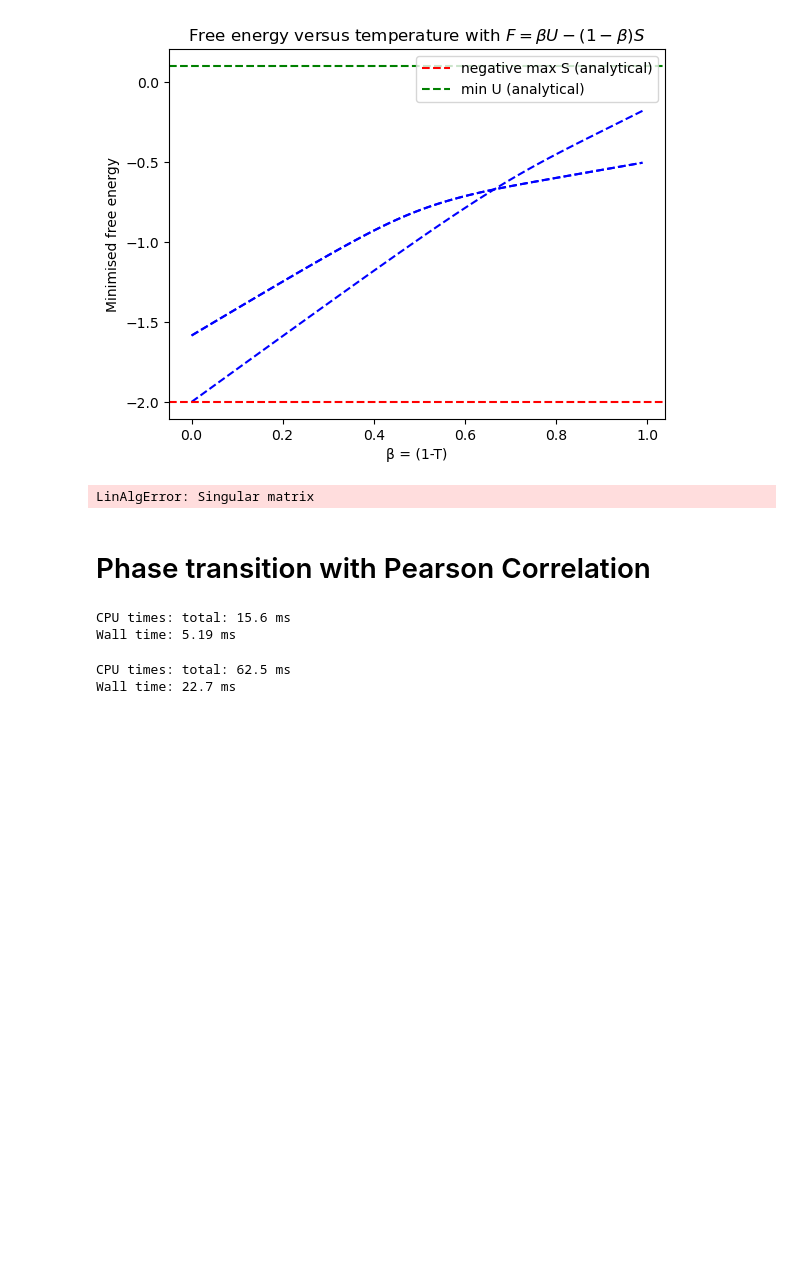
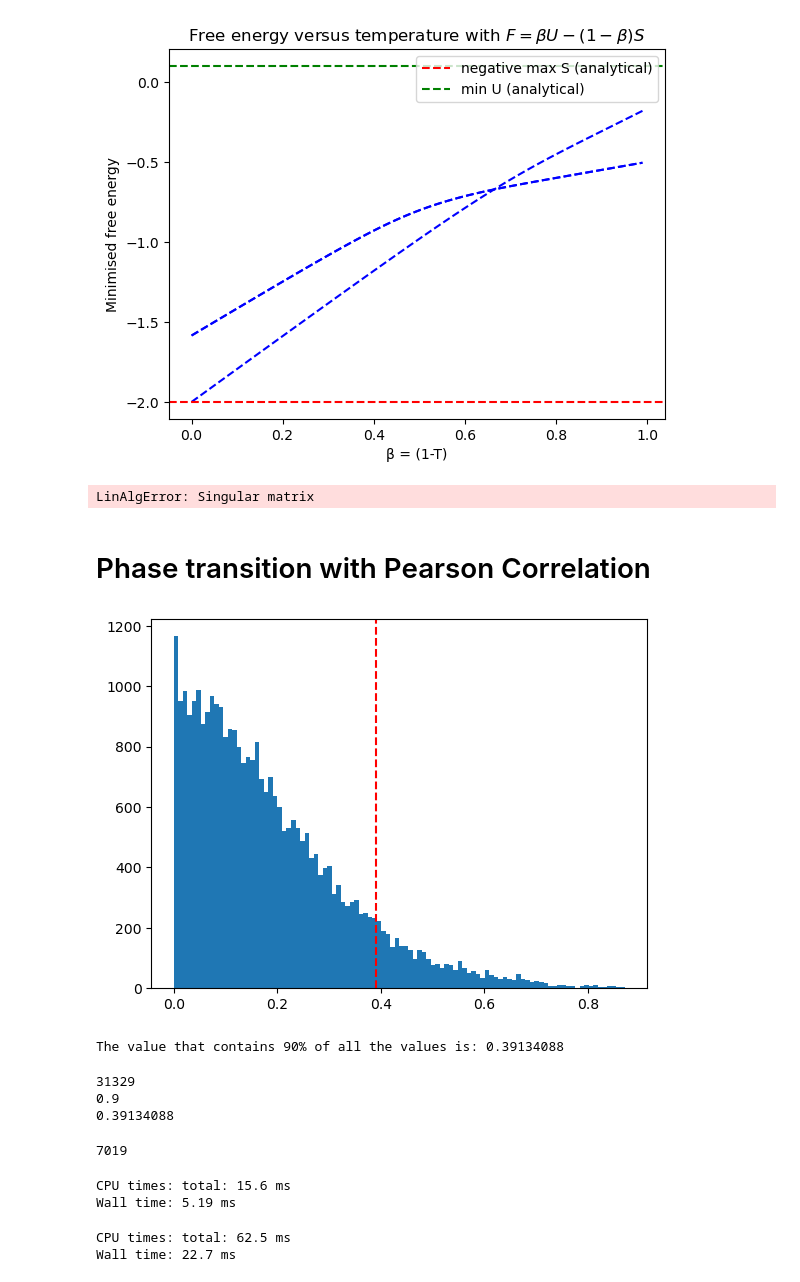
Before and after one commit to cyrilrommens/Free_energy_of_simplicial_complexes, a Jupyter notebook: phase_transitions.ipynb, the cells around one changed output. Drawn from its saved outputs; the diff is of its cells as text; code cells hidden in the pictures; blank space fills up the shorter version.

```diff
--- a/phase_transitions.ipynb
+++ b/phase_transitions.ipynb
@@ -158,10 +160,39 @@ LinAlgError: Singular matrix
 # Import data
 #matrix = np.genfromtxt('1000_Functional_Connectomes\Connectivity matrices\AveragedMatrix.txt')
 matrix = np.genfromtxt('1000_Functional_Connectomes\Connectivity matrices\Baltimore_5568_connectivity_matrix_file.txt')
+matrix = np.abs(matrix)
 
 # Import external background functions
 %run background_functions.py
 # %%
 # Define desired settings
 cutoff=0.7 # Value between 0 and 1. Values below this value are set to zero. Becomes obsolete after including phase randomisation
-max_dim=4
+max_dim=3
+density = 0.9
+# %%
+def find_density_value(matrix, density):
+    lst = matrix.flatten()
+
+    # Step 1: Sort the list
+    sorted_lst = sorted(lst)
+
+    # Step 2: Calculate the index for 80% of the length
+    density_index = int(density * len(sorted_lst))
+
+    # Step 3: Return the value at the calculated index
+    threshold = sorted_lst[density_index]
+
+    # Plot the threshold
+    plt.hist(lst, bins=100)
+    plt.axvline(x=threshold, color='red', linestyle='--')
+    plt.show()
+    return threshold
+
+# Example usage:
+values = matrix
+density = 0.9
+result = find_density_value(values, density)
+print("The value that contains 90% of all the values is:", result)
+# %% [output]
+[figure, added]
+The value that contains 90% of all the values is: 0.39134088
@@ -168,3 +235,13 @@ max_dim=4
+# %%
+clique_complex = build_clique_complex_density(matrix, density, max_dim)
+# %% [output]
+31329
+0.9
+0.39134088
+# %%
+print(len(clique_complex))
+# %% [output]
+7019
 # %%
 # Compute the clique complex and Euler Characteristic
 %time euler_characteristic, clique_complex = compute_euler(matrix,cutoff,max_dim)
```
Also changed, not shown: parts of 19 cells of this notebook, 4 other files.
